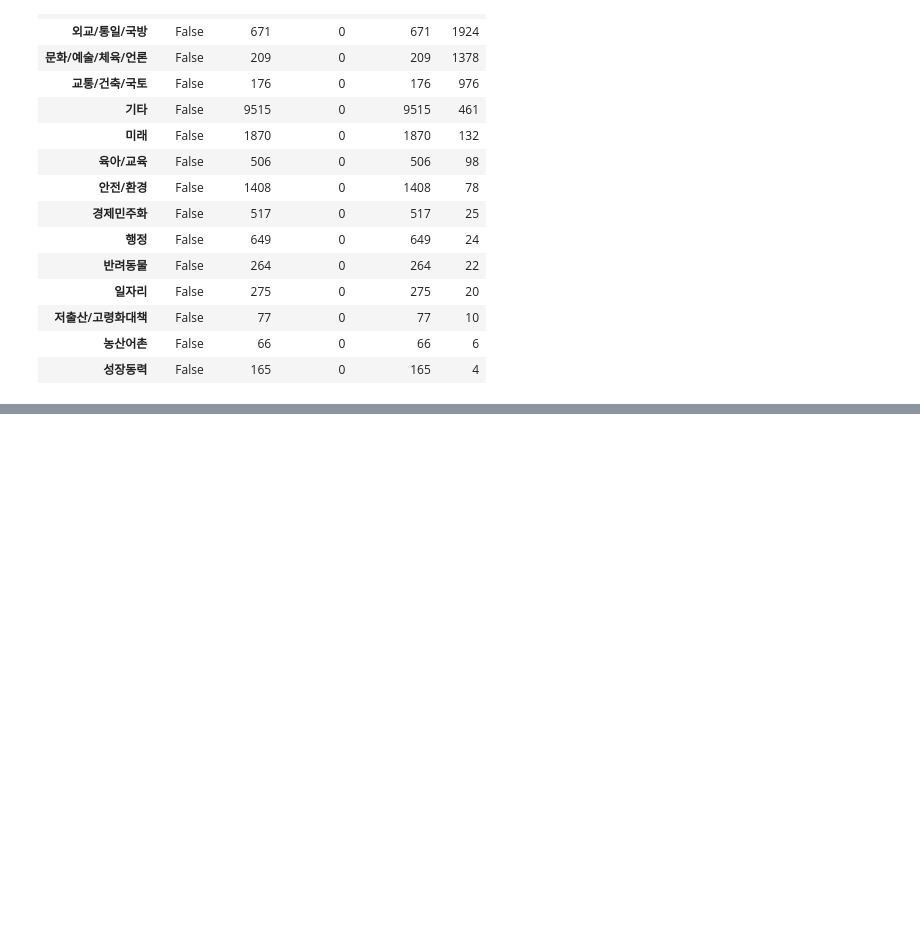
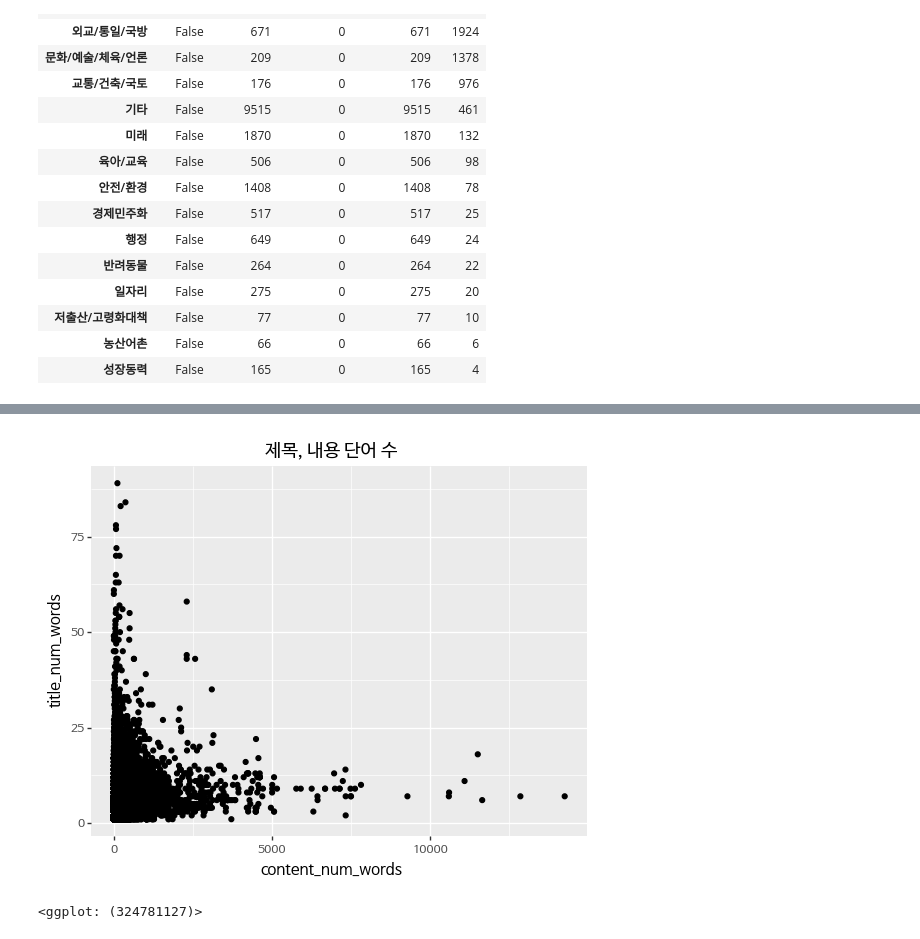
Before and after one commit to corazzon/petitionWrangling, a Jupyter notebook: petition_pandas_plotnine.ipynb, the cells around one changed output, grey strips where cells are left out. Cells and saved outputs as stored; diff of their text form; code cells hidden in the pictures; blank space fills up the shorter version.

```diff
--- a/petition_pandas_plotnine.ipynb
+++ b/petition_pandas_plotnine.ipynb
@@ -701,3 +701,13 @@ petitions_best
 | 저출산/고령화대책 | False | 77 | 0 | 77 | 10 |
 | 농산어촌 | False | 66 | 0 | 66 | 6 |
 | 성장동력 | False | 165 | 0 | 165 | 4 |
+# %%
+# 단어 수
+petitions['title_num_words'] = petitions['title'].apply(lambda x: len(str(x).split()))
+# 중복을 제거한 단어 수
+petitions['title_num_uniq_words'] = petitions['title'].apply(lambda x: len(set(str(x).split())))
+# %%
+# 단어 수
+petitions['content_num_words'] = petitions['content'].apply(lambda x: len(str(x).split()))
+# 중복을 제거한 단어 수
+petitions['content_num_uniq_words'] = petitions['content'].apply(lambda x: len(set(str(x).split())))
@@ -703,0 +724,11 @@ petitions_best
+# %%
+(ggplot(petitions)
+ + aes('title_num_words', 'content_num_words')
+ + geom_point()
+ + ggtitle('제목, 내용 단어 수')
+ + coord_flip()
+ + theme(text=element_text(family='NanumBarunGothic'))
+)
+# %% [output]
+[figure, added]
+<ggplot: (324781127)>
```
Also changed, not shown: parts of 15 cells of this notebook.
